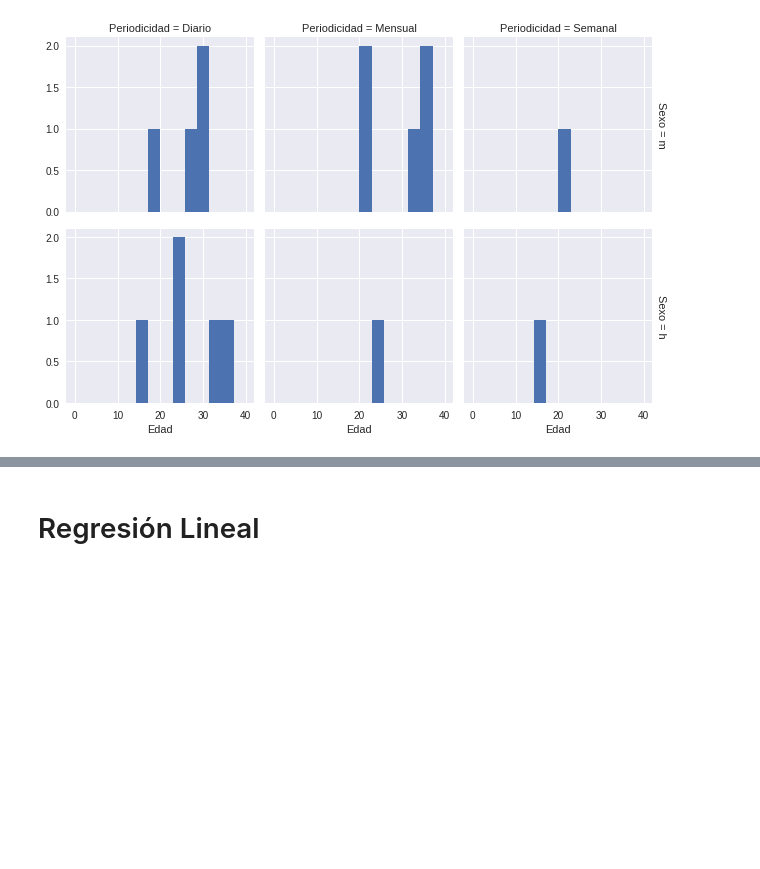
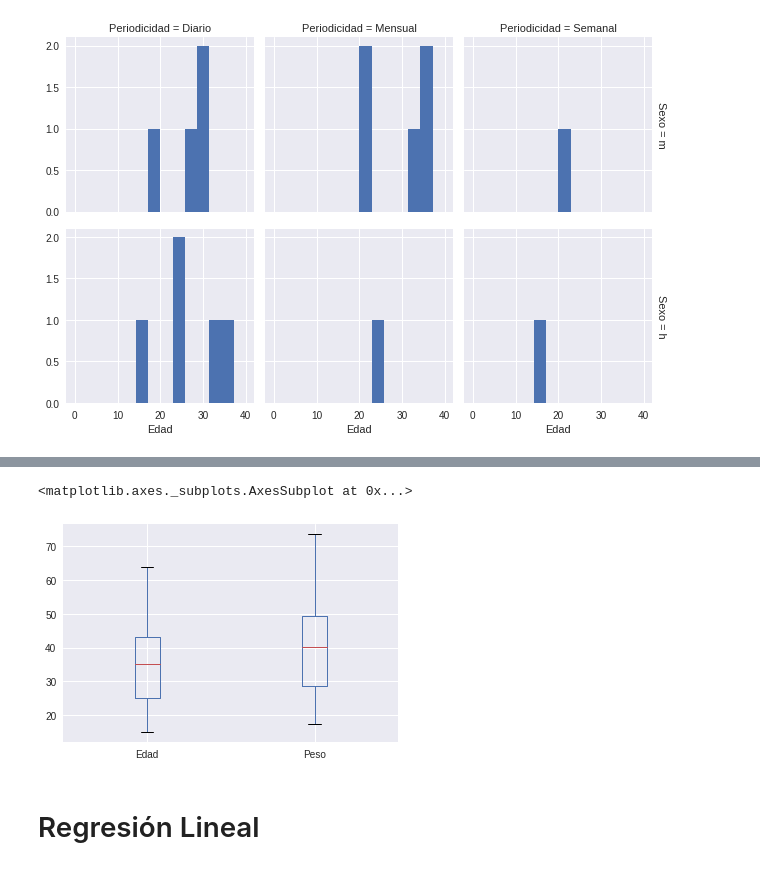
Before and after one commit to ayrtonddr/DS_taller, a Jupyter notebook: Linear_Regression.ipynb, the cells around one changed output, grey strips where cells are left out. Drawn from its saved outputs; the diff is of its cells as text; code cells hidden in the pictures; blank space fills up the shorter version.

```diff
--- a/Linear_Regression.ipynb
+++ b/Linear_Regression.ipynb
@@ -74,0 +162,4 @@ grid.map(plt.hist,'Edad',bins=np.linspace(0,40,15));
+# %%
+RIC = Q3 - Q1
+LI = Q1 - (1.5*RIC)
+LS = Q3 + (1.5*RIC)
@@ -74,0 +170,6 @@ grid.map(plt.hist,'Edad',bins=np.linspace(0,40,15));
+# %%
+df_clean['Edad'] = df_clean['Edad'].apply(lambda x: x if(x <= LS and x >= LI) else np.nan)
+# %%
+df_clean['Peso'] = df_clean['Peso'].apply(lambda x: x if(x <= LS and x >= LI) else np.nan)
+# %%
+df_clean = df_clean.dropna()
@@ -75,3 +188,8 @@ grid.map(plt.hist,'Edad',bins=np.linspace(0,40,15));
+# %%
+df_clean.boxplot(column=["Edad","Peso"],  sym='k.')
+# %% [output]
+<matplotlib.axes._subplots.AxesSubplot at 0x...>
+[figure, added]
 # %% [markdown]
 # Regresión Lineal
 # %%
```
Also changed, not shown: parts of 25 cells of this notebook.
